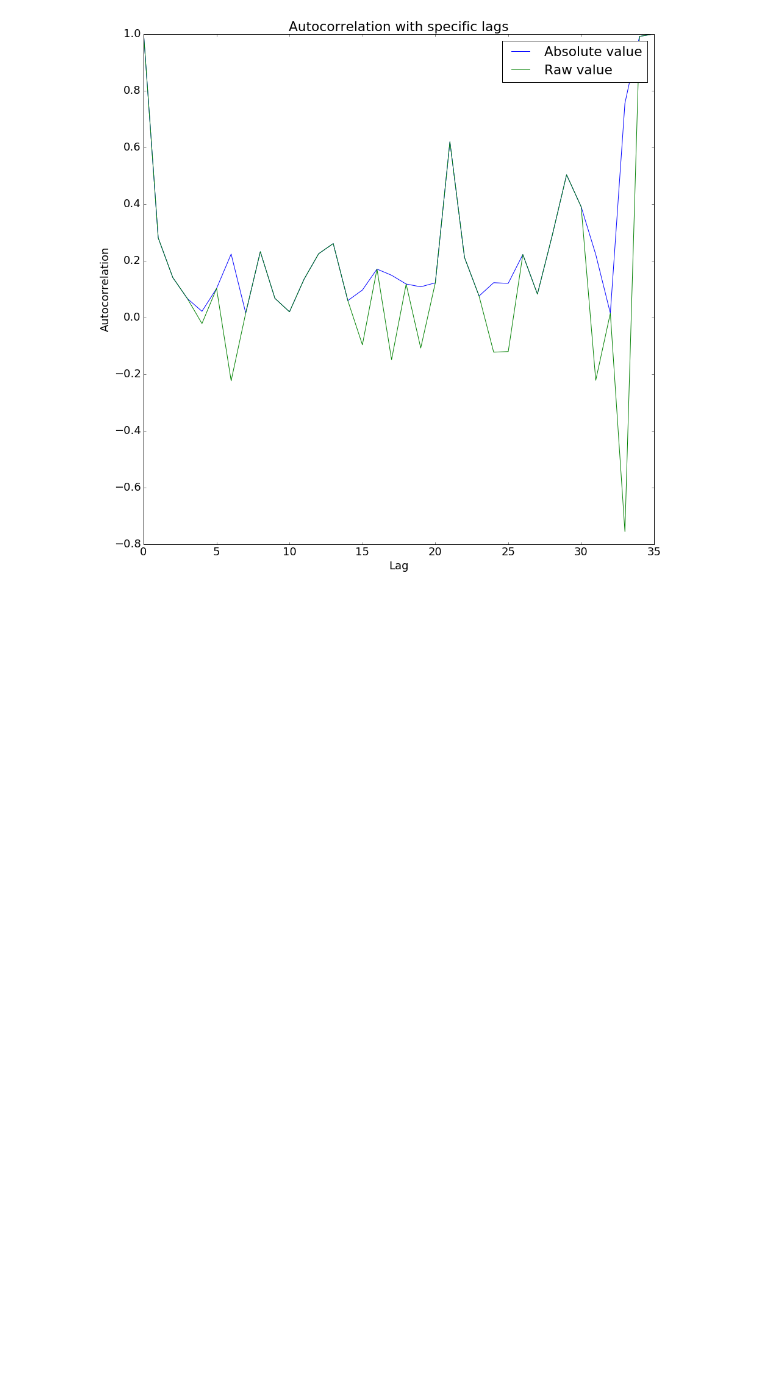
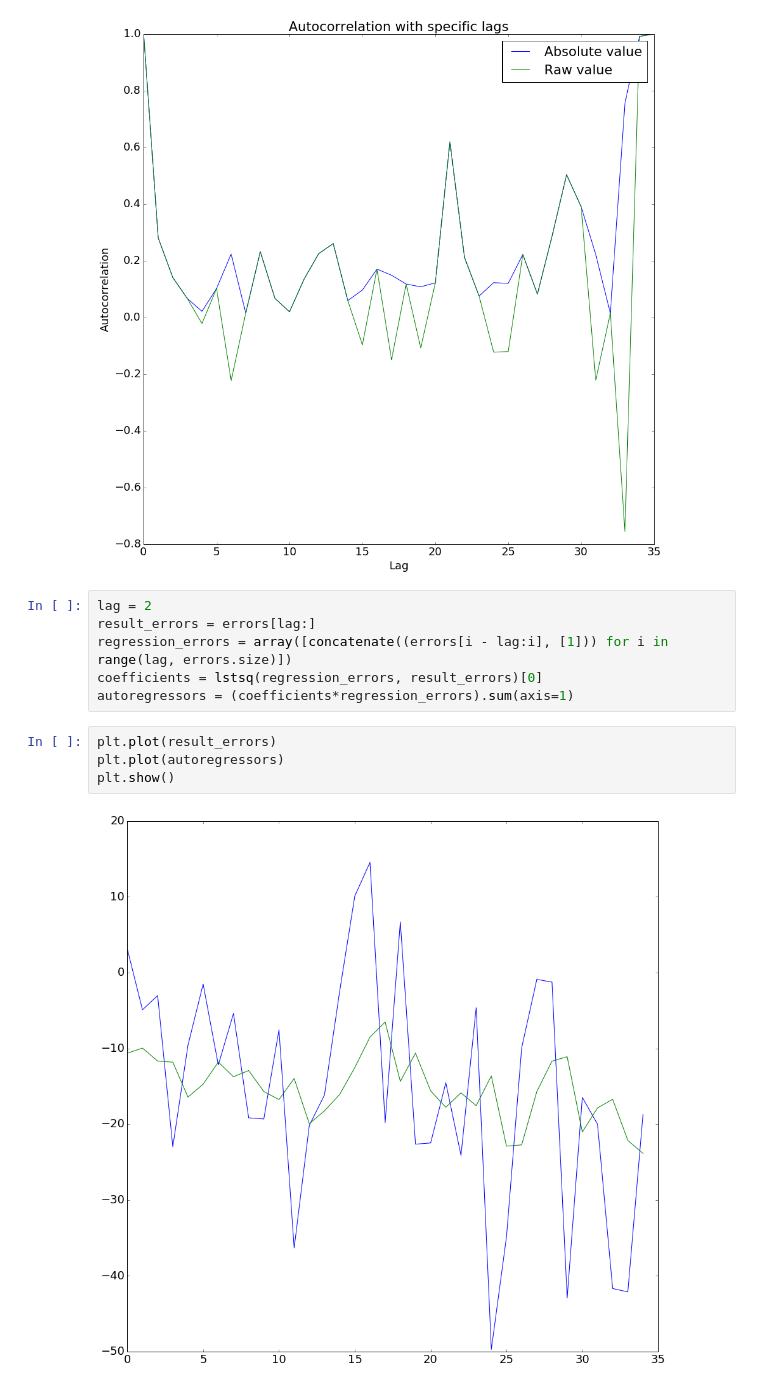
Before and after one commit to definability/statistical-analysis, a Jupyter notebook: course/Notebook/Coursework.ipynb, the cells around one changed output. Cells and saved outputs as stored; diff of their text form; blank space fills up the shorter version.

```diff
--- a/course/Notebook/Coursework.ipynb
+++ b/course/Notebook/Coursework.ipynb
@@ -256,3 +257,15 @@ plt.legend()
 plt.show()
 # %% [output]
 [figure]
+# %%
+lag = 2
+result_errors = errors[lag:]
+regression_errors = array([concatenate((errors[i - lag:i], [1])) for i in range(lag, errors.size)])
+coefficients = lstsq(regression_errors, result_errors)[0]
+autoregressors = (coefficients*regression_errors).sum(axis=1)
+# %%
+plt.plot(result_errors)
+plt.plot(autoregressors)
+plt.show()
+# %% [output]
+[figure, added]
```
Also changed, not shown: parts of 2 cells of this notebook.
